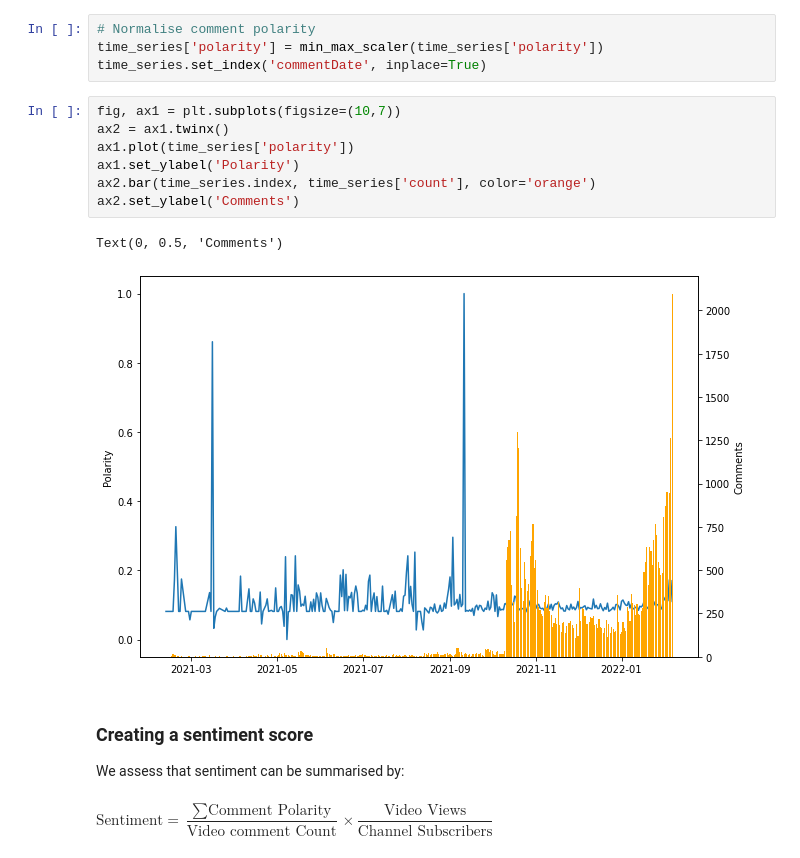
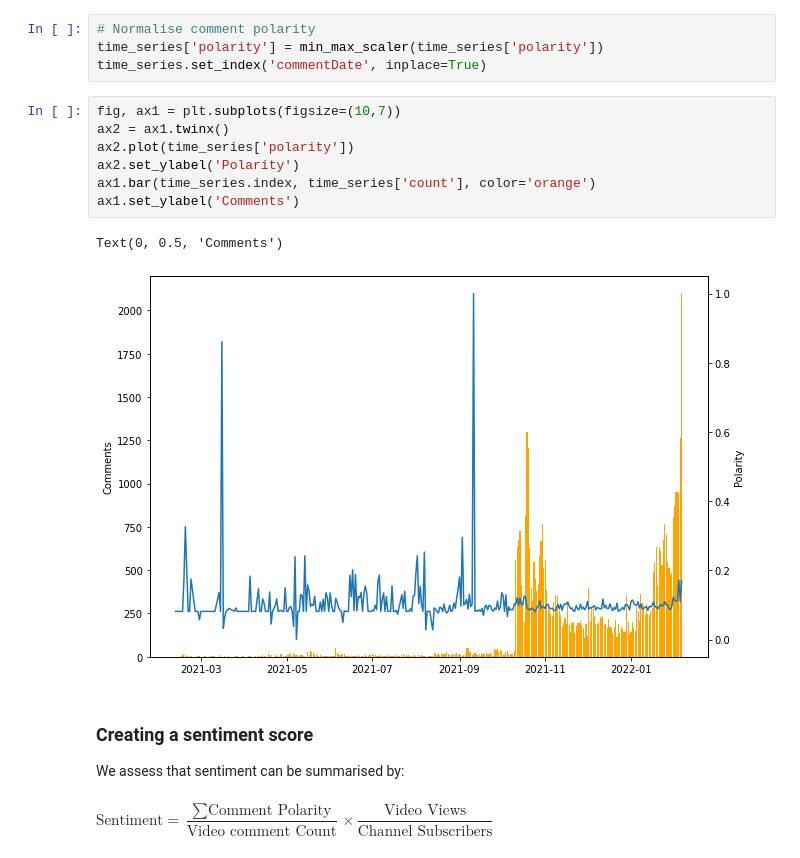
Before and after one commit to nmeares/Youtube-Sentiment, a Jupyter notebook: yt_sentiment.ipynb, the cells around one changed output. Saved outputs shown, nothing was run; the diff lists cells and outputs as text.

```diff
--- a/yt_sentiment.ipynb
+++ b/yt_sentiment.ipynb
@@ -143,13 +143,13 @@ time_series.set_index('commentDate', inplace=True)
 # %%
 fig, ax1 = plt.subplots(figsize=(10,7))
 ax2 = ax1.twinx()
-ax1.plot(time_series['polarity'])
-ax1.set_ylabel('Polarity')
-ax2.bar(time_series.index, time_series['count'], color='orange')
-ax2.set_ylabel('Comments')
+ax2.plot(time_series['polarity'])
+ax2.set_ylabel('Polarity')
+ax1.bar(time_series.index, time_series['count'], color='orange')
+ax1.set_ylabel('Comments')
 # %% [output]
 Text(0, 0.5, 'Comments')
-[figure, old version]
+[figure, new version]
 # %% [markdown]
 ### Creating a sentiment score
 We assess that sentiment can be summarised by: <br>
```
